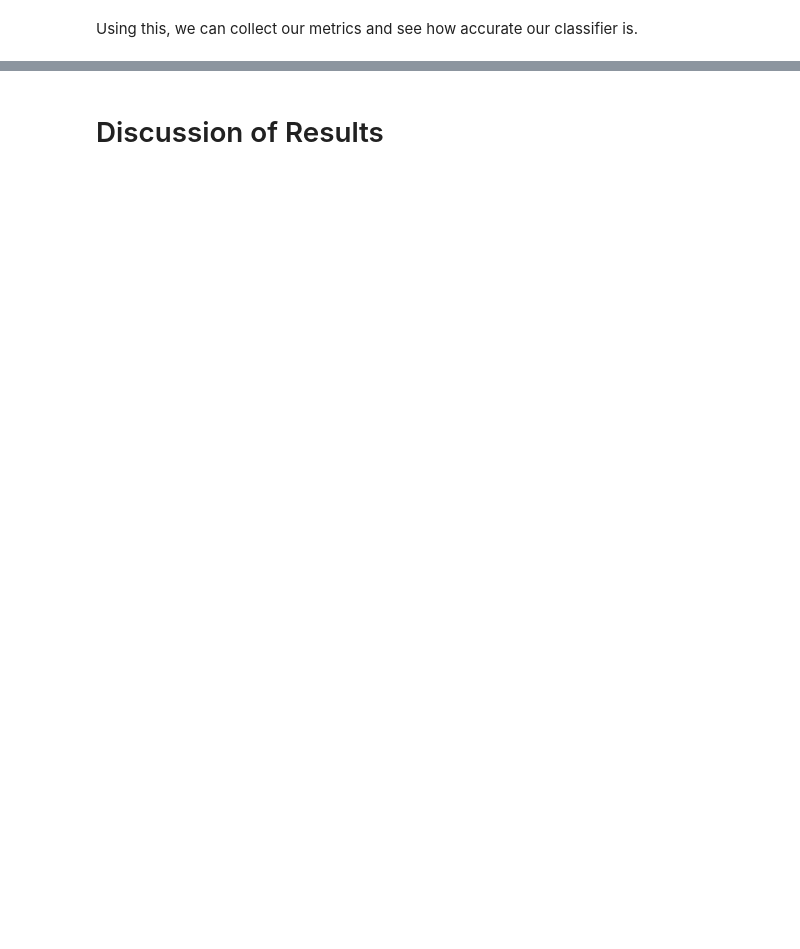
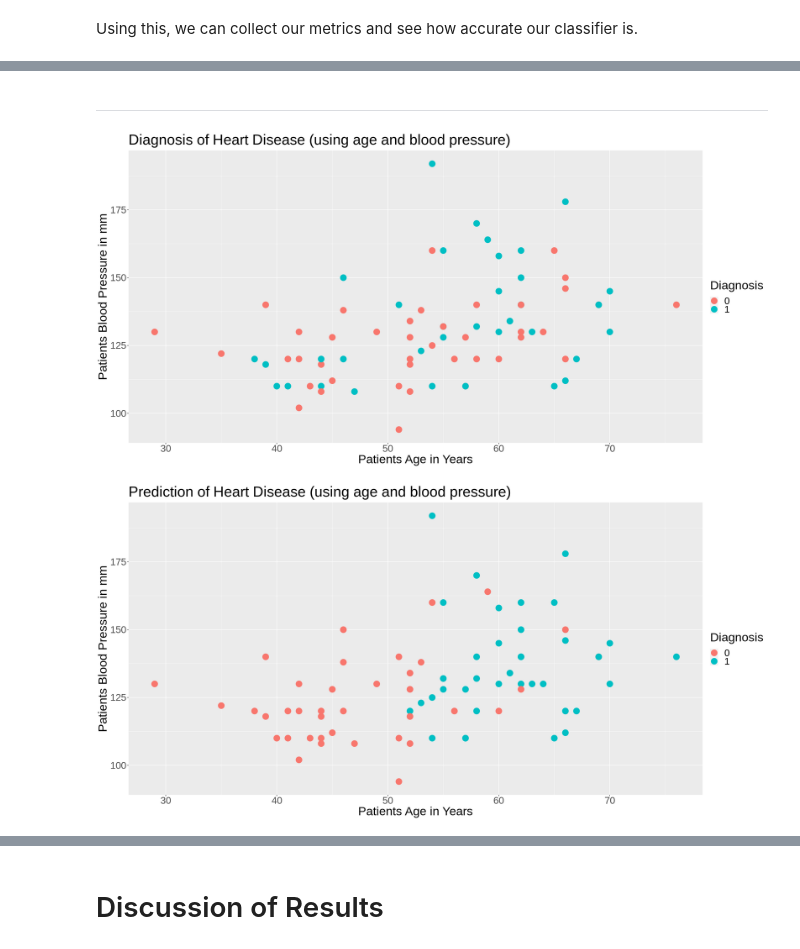
Before and after one commit to ValerieAldunce/dsci_project, a Jupyter notebook: FINAL_PROJECT.ipynb, the cells around one changed output, grey strips where cells are left out. Saved outputs shown, nothing was run; the diff lists cells and outputs as text; code cells hidden in the pictures; blank space fills up the shorter version.

```diff
--- a/FINAL_PROJECT.ipynb
+++ b/FINAL_PROJECT.ipynb
@@ -278,0 +281,15 @@ This indicates to us that the accuracy of our classifier is roughly 59.2%.
+# %% [markdown]
+---
+# %%
+options(repr.plot.width = 20, repr.plot.height = 10)
+testing_plot_age_vs_blood_pressure<-prediction|>
+    ggplot(aes(x=age, y = blood_pressure, color=disease_presence))+
+    geom_point(size=6)+
+    labs(x='Patients Age in Years', y='Patients Blood Pressure in mm', color='Diagnosis')+
+    ggtitle('Diagnosis of Heart Disease (using age and blood pressure)')+
+    theme(text=element_text(size=26))
+testing_plot_age_vs_blood_pressure
+plot_pred_age_vs_blood_pressure
+# %% [output]
+[figure, added]
+[figure, added]
```
Also changed, not shown: parts of 24 cells of this notebook.
